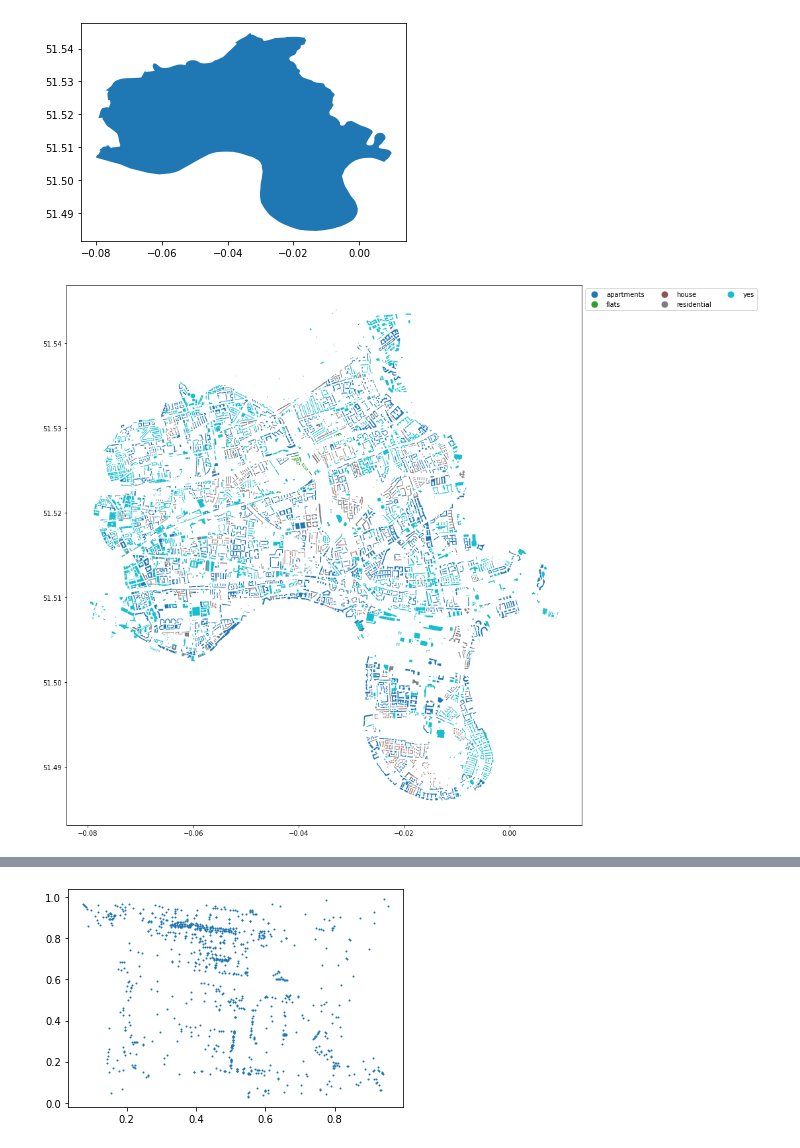
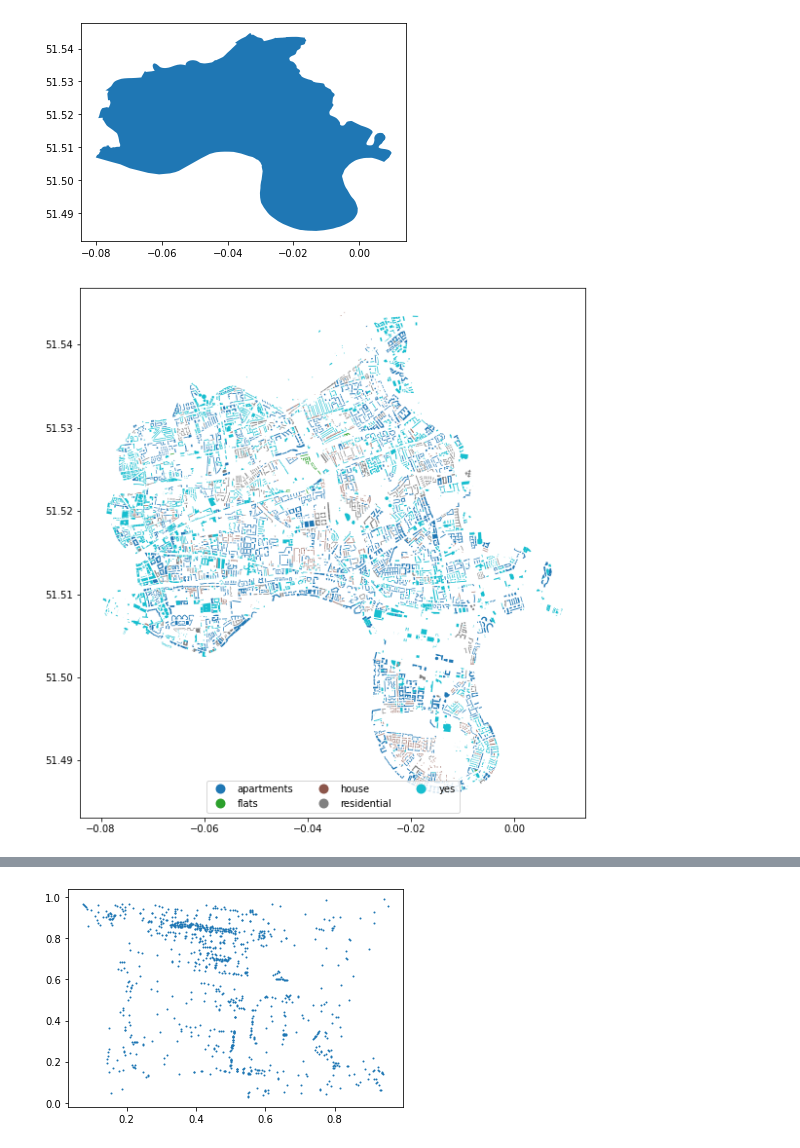
Before and after one commit to Alfred-Mountfield/outbreak-sim, a Jupyter notebook: python/synthetic_environments/spikes/osm_buildings.ipynb, the cells around one changed output, grey strips where cells are left out. Saved outputs shown, nothing was run; the diff lists cells and outputs as text; code cells hidden in the pictures.

```diff
--- a/python/synthetic_environments/spikes/osm_buildings.ipynb
+++ b/python/synthetic_environments/spikes/osm_buildings.ipynb
@@ -40,6 +42,7 @@ residential_filter = {"building": ["residential", "apartments", "flats", "house"
 residential_buildings = osm.get_buildings(custom_filter=residential_filter)
 # %%
 # Plot the buildings and specify colors according the type of the building
-ax = residential_buildings.plot(column="building", figsize=(15,15), legend=True, legend_kwds=dict(loc='upper left', ncol=3, bbox_to_anchor=(1, 1)))
+fig, ax = plt.subplots(figsize=(10, 10))
+ax = residential_buildings.plot(ax=ax, column="building", legend=True, legend_kwds=dict(loc='lower center', ncol=3))
 # %% [output]
-[figure, old version]
+[figure, new version]
```
Also changed, not shown: parts of 12 cells of this notebook, 21 other files.
